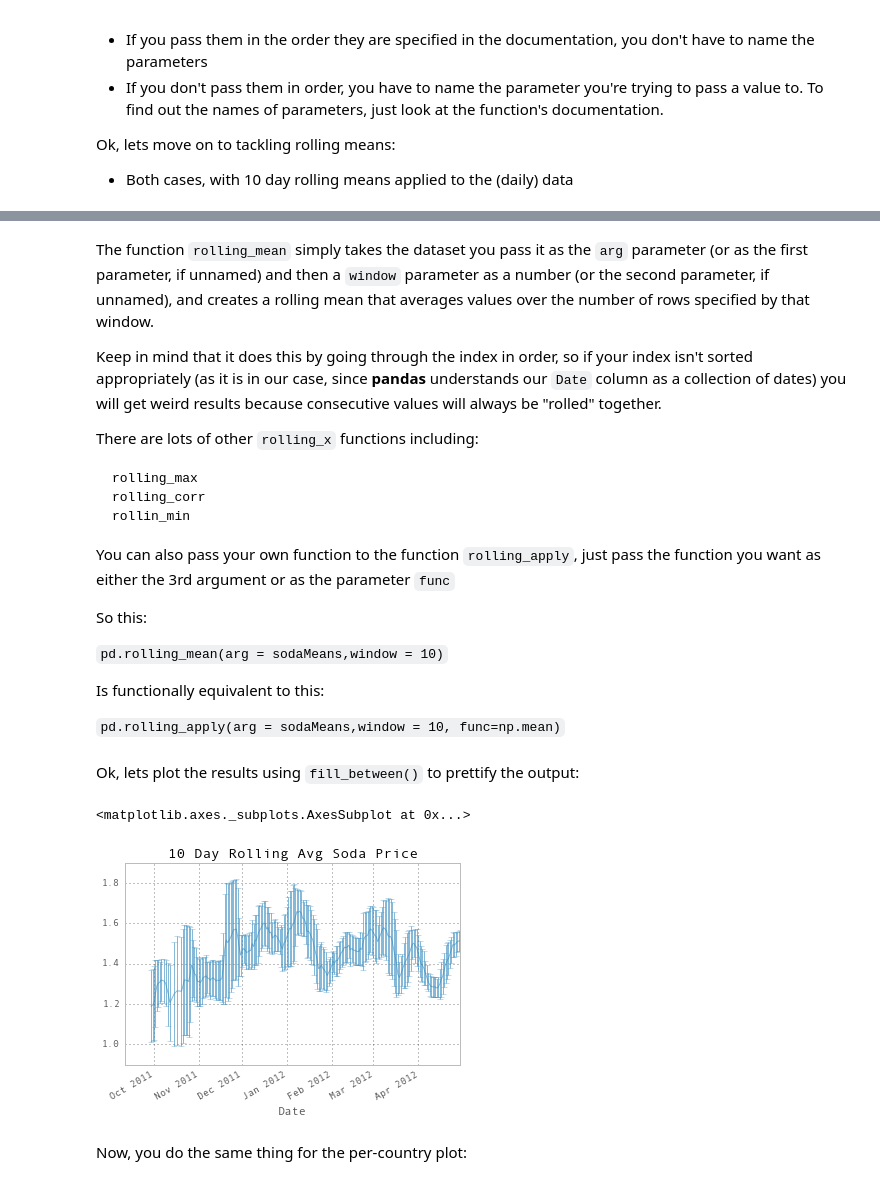
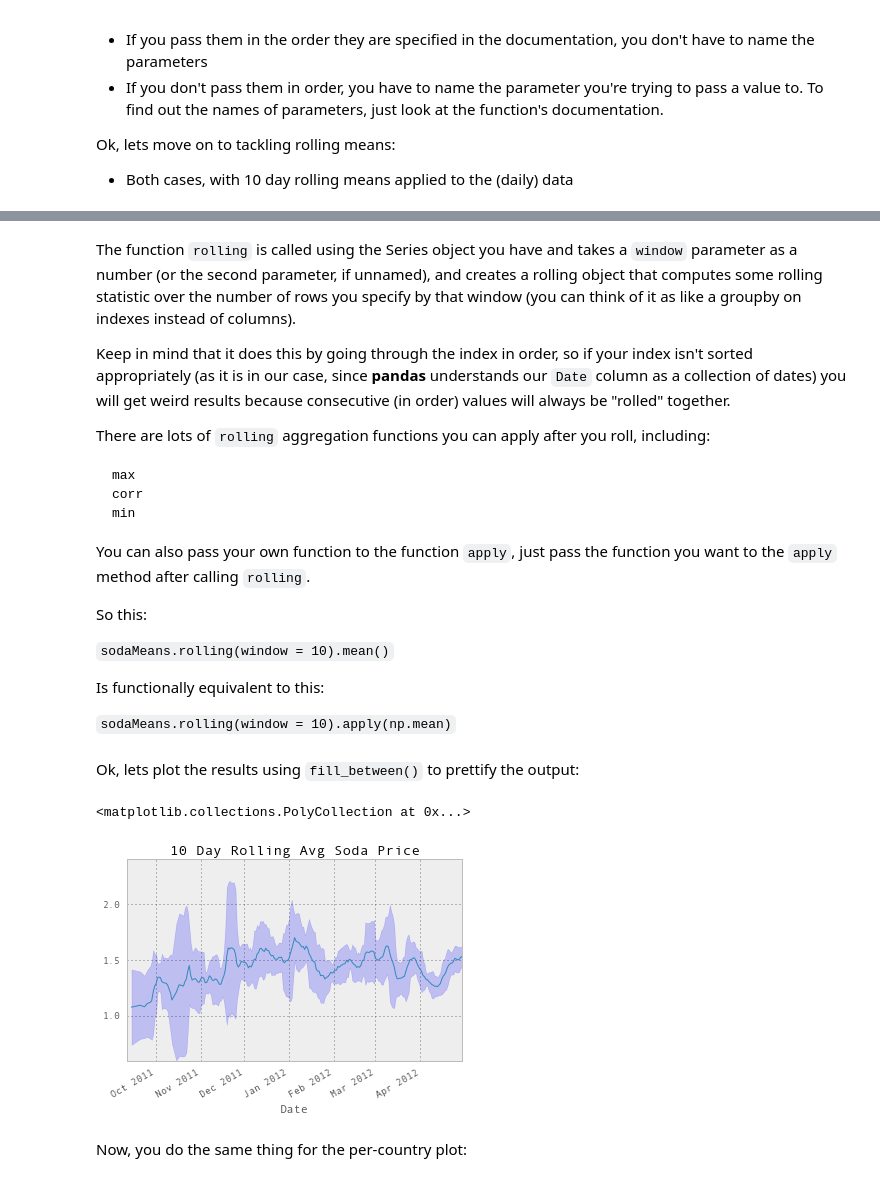
Before and after one commit to Abdul24/nyc16_ids2, a Jupyter notebook: notebooks/04_pandas_visualization.ipynb, the cells around one changed output, grey strips where cells are left out. Saved outputs shown, nothing was run; the diff lists cells and outputs as text; code cells hidden in the pictures.

````diff
--- a/notebooks/04_pandas_visualization.ipynb
+++ b/notebooks/04_pandas_visualization.ipynb
@@ -181,6 +190,7 @@ This would have dropped any row that had at least one `NaN` value. Since every r
 # %% [markdown]
 Now we are going to do some really quick formatting of the column names so that they are a bit easier to type/access:
 # %%
+priceData = priceData.dropna(how="all",axis=1)
 priceData.columns = priceData.columns.map(lambda x: x.replace(" ","_"))
 priceData.columns = priceData.columns.map(lambda x: x.replace(".",""))
 priceData.head(50)
@@ -520,8 +528,8 @@ Ok, lets move on to tackling rolling means:
 
 * Both cases, with 10 day rolling means applied to the (daily) data
 # %%
-tenDayRollingSodaMean = pd.rolling_mean(arg = sodaMeans,window = 7,min_periods=4)
-tenDayRollingSodaStd  = pd.rolling_std(arg = sodaMeans,window = 7, min_periods=4)
+tenDayRollingSodaMean = sodaMeans.rolling(window = 7,min_periods=4).mean()
+tenDayRollingSodaStd  = sodaMeans.rolling(window = 7, min_periods=4).std()
 # %%
 print sodaMeans
 tenDayRollingSodaMean
@@ -563,33 +571,33 @@ Length: 217
 # %% [markdown]
-The function `rolling_mean` simply takes the dataset you pass it as the `arg` parameter (or as the first parameter, if unnamed) and then a `window` parameter as a number (or the second parameter, if unnamed), and creates a rolling mean that averages values over the number of rows specified by that window.
+The function `rolling` is called using the Series object you have and takes a `window` parameter as a number (or the second parameter, if unnamed), and creates a rolling object that computes some rolling statistic over the number of rows you specify by that window (you can think of it as like a groupby on indexes instead of columns).
 
-Keep in mind that it does this by going through the index in order, so if your index isn't sorted appropriately (as it is in our case, since **pandas** understands our `Date` column as a collection of dates) you will get weird results because consecutive values will always be "rolled" together.
+Keep in mind that it does this by going through the index in order, so if your index isn't sorted appropriately (as it is in our case, since **pandas** understands our `Date` column as a collection of dates) you will get weird results because consecutive (in order) values will always be "rolled" together.
 
-There are lots of other `rolling_x` functions including:
+There are lots of `rolling` aggregation functions you can apply after you roll, including:
 
 ```
-rolling_max
-rolling_corr
-rollin_min
+max
+corr
+min
 ```
 
-You can also pass your own function to the function `rolling_apply`, just pass the function you want as either the 3rd argument or as the parameter `func`
+You can also pass your own function to the function `apply`, just pass the function you want to the `apply` method after calling `rolling`.
 
 So this:
 
-`pd.rolling_mean(arg = sodaMeans,window = 10)`
+`sodaMeans.rolling(window = 10).mean()`
 
 Is functionally equivalent to this:
 
-`pd.rolling_apply(arg = sodaMeans,window = 10, func=np.mean)`
+`sodaMeans.rolling(window = 10).apply(np.mean)`
 # %% [markdown]
 Ok, lets plot the results using `fill_between()` to prettify the output:
 # %%
-tenDayRollingSodaMean.plot(yerr=tenDayRollingSodaStd, title= "10 Day Rolling Avg Soda Price")
-#plt.fill_between(tenDayRollingSodaMean.index, tenDayRollingSodaMean-2*tenDayRollingSodaStd, tenDayRollingSodaMean+2*tenDayRollingSodaStd, color='b', alpha=0.2)
+tenDayRollingSodaMean.plot(title= "10 Day Rolling Avg Soda Price")
+plt.fill_between(tenDayRollingSodaMean.index, tenDayRollingSodaMean-2*tenDayRollingSodaStd, tenDayRollingSodaMean+2*tenDayRollingSodaStd, color='b', alpha=0.2)
 # %% [output]
-<matplotlib.axes._subplots.AxesSubplot at 0x...>
+<matplotlib.collections.PolyCollection at 0x...>
-[figure, old version]
+[figure, new version]
 # %% [markdown]
 Now, you do the same thing for the per-country plot:
 # %%
````
Also changed, not shown: parts of 28 cells of this notebook.
